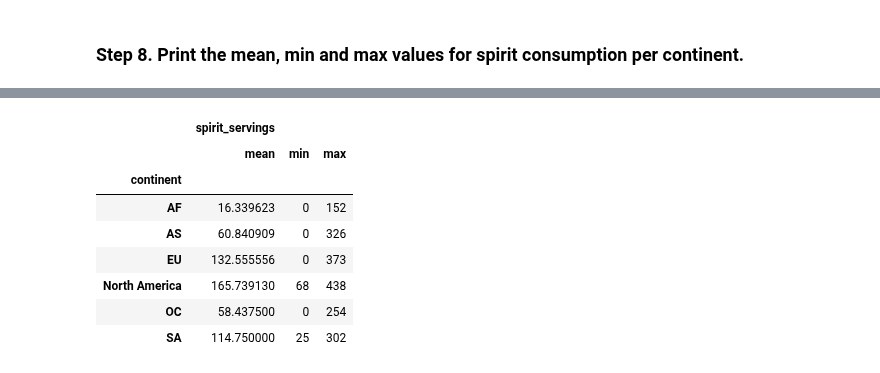
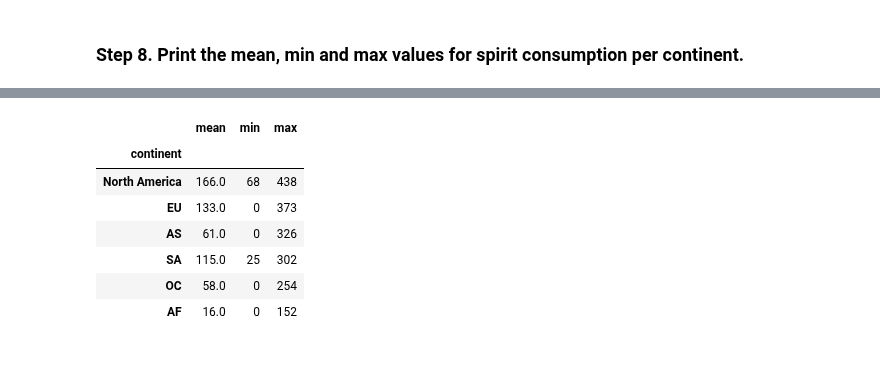
Before and after one commit to ngo20428/2026-10-BILBAO-FT-Data-Science, a Jupyter notebook: 2-Data_Analysis/2-Pandas/Practica/4-Alcohol_Consumption/Alcohol_Consumption_ngo.ipynb, the cells around one changed output, grey strips where cells are left out. Drawn from its saved outputs; the diff is of its cells as text; code cells hidden in the pictures.

```diff
--- a/2-Data_Analysis/2-Pandas/Practica/4-Alcohol_Consumption/Alcohol_Consumption_ngo.ipynb
+++ b/2-Data_Analysis/2-Pandas/Practica/4-Alcohol_Consumption/Alcohol_Consumption_ngo.ipynb
@@ -213,12 +226,11 @@ drinks.groupby('continent').median(numeric_only= True)
 # %%
-drinks.groupby('continent')[['spirit_servings']].aggregate(['mean','min', 'max'])
+drinks.groupby('continent')['spirit_servings'].aggregate(['mean','min', 'max']).round().sort_values(by='max', ascending = False)
 # %% [output]
-|  | spirit_servings |  |  |
 |  | mean | min | max |
 | continent |  |  |  |
-| AF | 16.339623 | 0 | 152 |
-| AS | 60.840909 | 0 | 326 |
-| EU | 132.555556 | 0 | 373 |
-| North America | 165.739130 | 68 | 438 |
-| OC | 58.437500 | 0 | 254 |
-| SA | 114.750000 | 25 | 302 |
+| North America | 166.0 | 68 | 438 |
+| EU | 133.0 | 0 | 373 |
+| AS | 61.0 | 0 | 326 |
+| SA | 115.0 | 25 | 302 |
+| OC | 58.0 | 0 | 254 |
+| AF | 16.0 | 0 | 152 |
```
Also changed, not shown: parts of 5 cells of this notebook, 6 other files.
